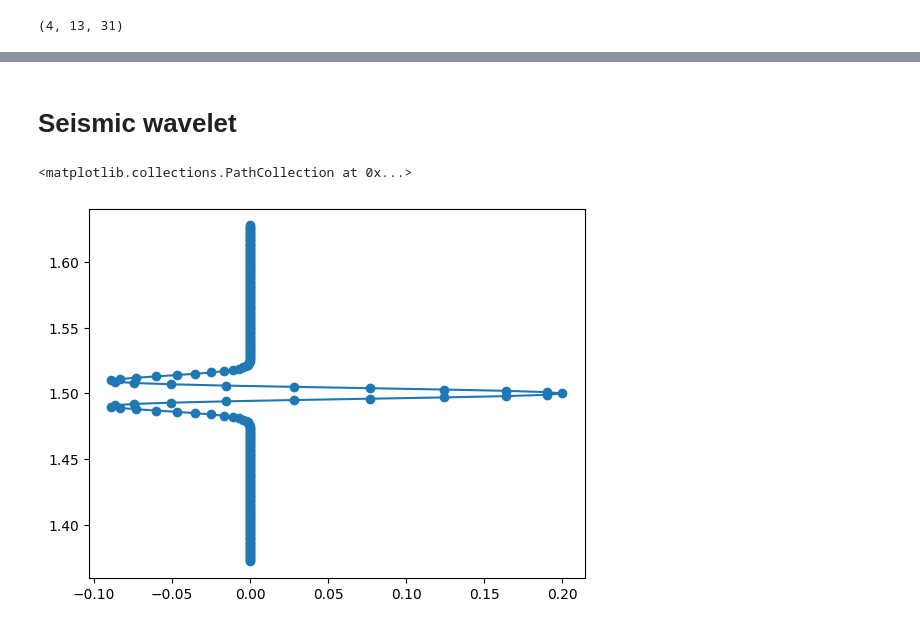
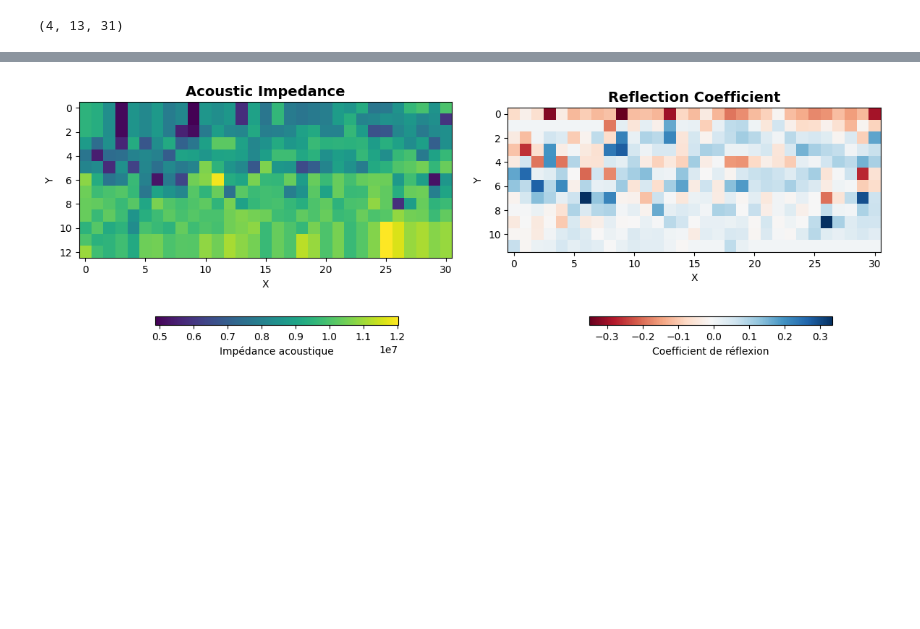
Before and after one commit to Dunckleosteus/seismic, a Jupyter notebook: seismic.ipynb, the cells around one changed output, grey strips where cells are left out. Cells and saved outputs as stored; diff of their text form; code cells hidden in the pictures; blank space fills up the shorter version.

Commit message:
Jolies plots tout bo

```diff
--- a/seismic.ipynb
+++ b/seismic.ipynb
@@ -123,16 +85,35 @@ plt.gca().invert_yaxis()
-# %% [markdown]
-# Seismic wavelet
-# %%
-
-def create_wavelet(offset, amplitude, length=0.256, frequency=40, sample_intervall=0.01):
-  w, t = bf.ricker(length, sample_intervall, frequency)
-  t += offset
-  w *= amplitude
-  return w,t
-
-w, t = create_wavelet(1.5, 0.2, sample_intervall=0.001)
-plt.plot(w, t)
-plt.scatter(w,t )
-# %% [output]
-<matplotlib.collections.PathCollection at 0x...>
-[figure, removed]
+# %%
+#Conversion depth-time
+TWT = (0.2 / array[1, :, :])
+TWT = np.cumsum(TWT, axis=0) * 2 * 1000 #pour travailler en secondes
+
+# Calcul de l'impédance acoustique
+imp = array[0, :, :] * array[1, :, :]
+
+# Calcul du coefficient de réflexion
+I = np.roll(imp, shift=1, axis=0)[:-1, :]
+In1 = imp[1:, :]
+RC = (In1 - I) / (In1 + I)
+
+fig, axs = plt.subplots(1, 2, figsize=(12, 6))
+im1 = axs[0].imshow(imp, cmap="viridis", interpolation="nearest")
+axs[0].set_title("Acoustic Impedance", fontsize=14, fontweight="bold")
+axs[0].set_xlabel("X")
+axs[0].set_ylabel("Y")
+
+im2 = axs[1].imshow(RC, cmap="RdBu", interpolation="nearest")
+axs[1].set_title("Reflection Coefficient", fontsize=14, fontweight="bold")
+axs[1].set_xlabel("X")
+axs[1].set_ylabel("Y")
+
+cbar_ax1 = fig.add_axes([0.15, 0.225, 0.28, 0.02])
+cbar_ax2 = fig.add_axes([0.65, 0.225, 0.28, 0.02])
+
+fig.colorbar(im1, cax=cbar_ax1, orientation="horizontal", label="Impédance acoustique")
+fig.colorbar(im2, cax=cbar_ax2, orientation="horizontal", label="Coefficient de réflexion")
+
+plt.tight_layout(rect=[0, 0.12, 1, 1])
+
+plt.show()
+# %% [output]
+[figure, added]
```
Also changed, not shown: parts of 10 cells of this notebook.
